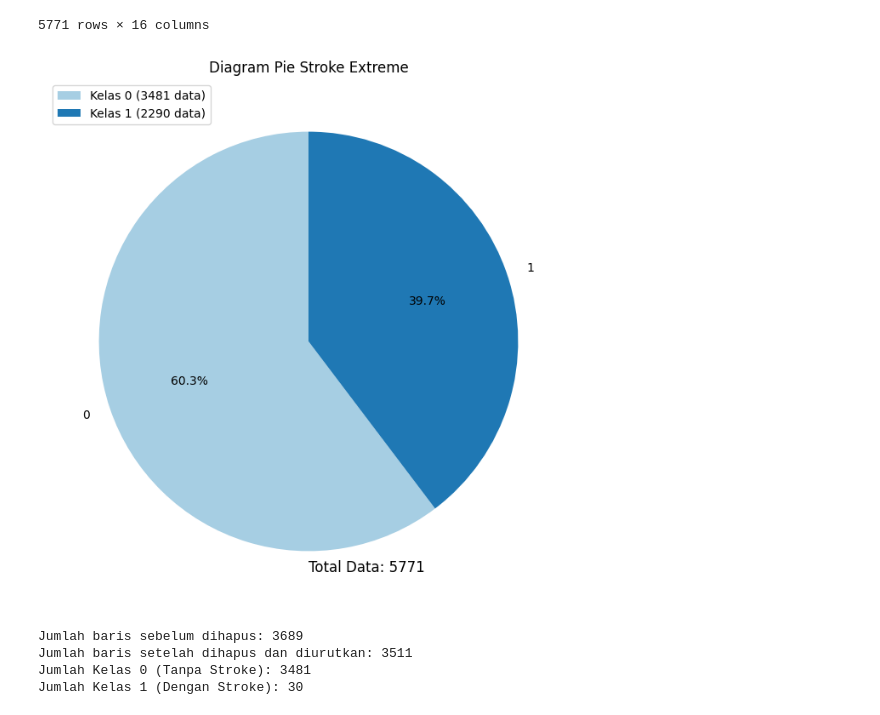
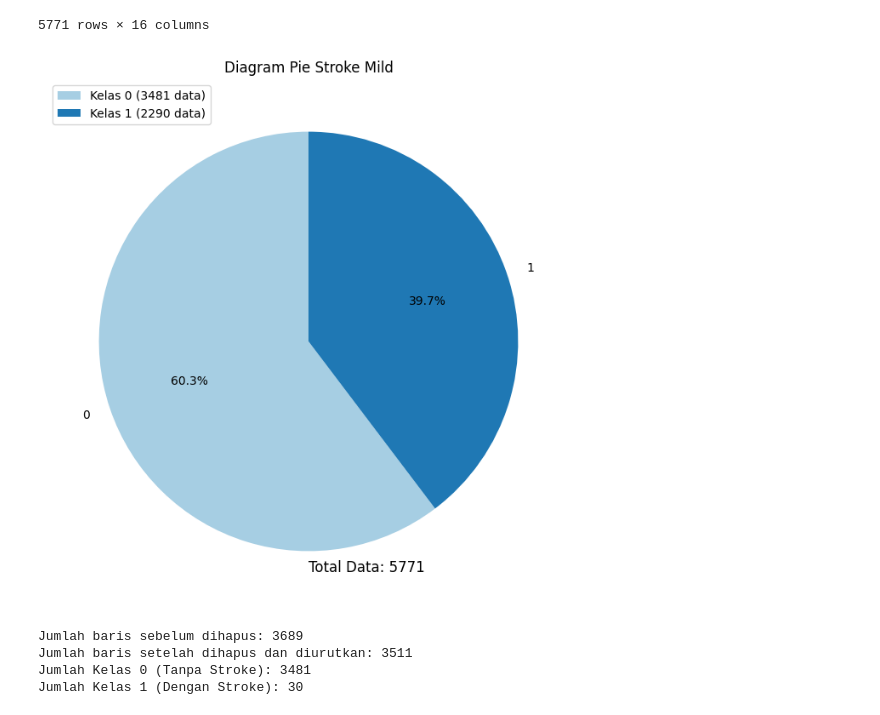
Before and after one commit to avillarafi45/TugasAkhirStrokePrediction, a Jupyter notebook: PCA-KMeans Extreme dan Mild.ipynb, the cells around one changed output. Cells and saved outputs as stored; diff of their text form; code cells hidden in the pictures.

```diff
--- a/PCA-KMeans Extreme dan Mild.ipynb
+++ b/PCA-KMeans Extreme dan Mild.ipynb
@@ -74,26 +74,26 @@ df_normalisasi_mild
 # %%
 # Hitung frekuensi nilai unik dalam kolom 'stroke'
 stroke_counts = df_normalisasi_mild['stroke'].value_counts()
 
 # Plotting diagram pie untuk kolom 'stroke'
 plt.figure(figsize=(8, 8))
 plt.pie(stroke_counts, labels=stroke_counts.index, autopct='%1.1f%%', startangle=90, colors=plt.cm.Paired.colors)
 
 # Berikan judul
-plt.title('Diagram Pie Stroke Extreme')
+plt.title('Diagram Pie Stroke Mild')
 
 # Tambahkan keterangan legend
 legend_labels = [f'Kelas {label} ({count} data)' for label, count in zip(stroke_counts.index, stroke_counts)]
 plt.legend(legend_labels, loc='upper left')
 
 # Tambahkan keterangan total data
 total_data = len(df_normalisasi_mild['stroke'])
 plt.text(0, -1.1, f'Total Data: {total_data}', fontsize=12, ha='left')
 
 # Tampilkan diagram
 plt.show()
 # %% [output]
-[figure, old version]
+[figure, new version]
 # %%
 # Menentukan jumlah baris yang akan dihapus secara acak (178 data dengan stroke = 1)
 jumlah_hapus = 178
```
Also changed, not shown: parts of 15 cells of this notebook, 6 other files.
